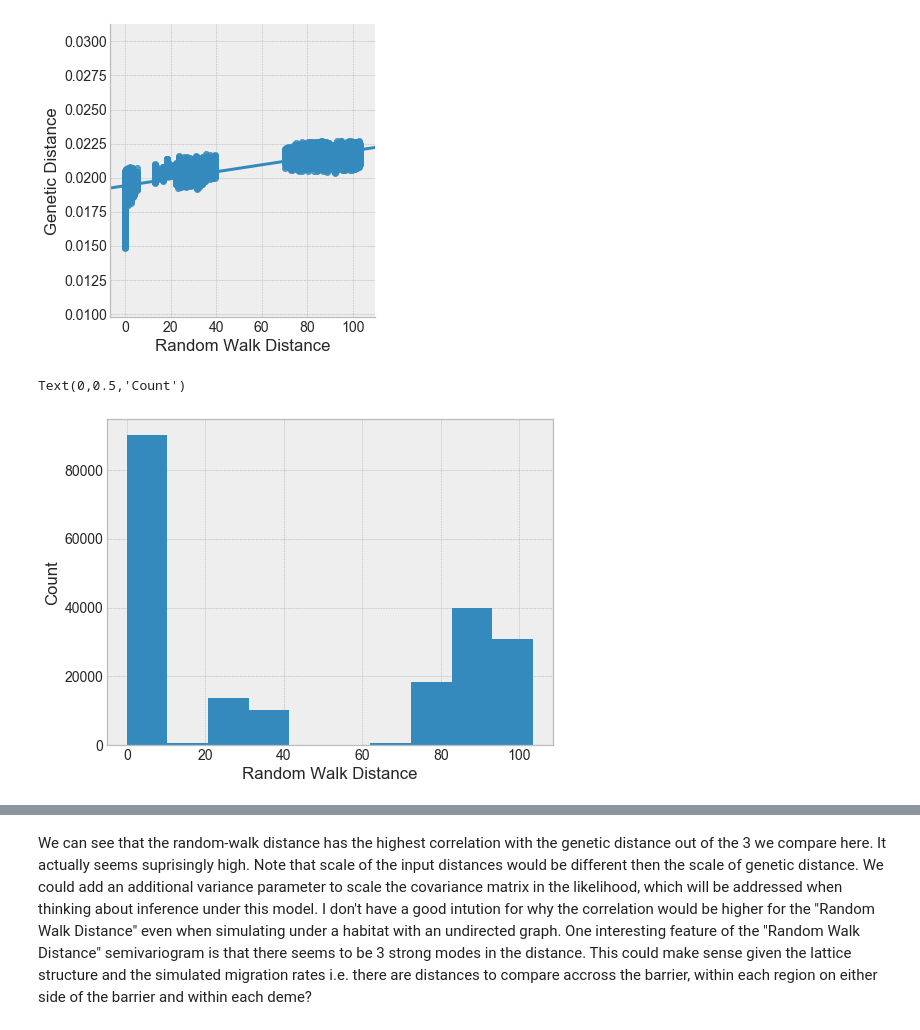
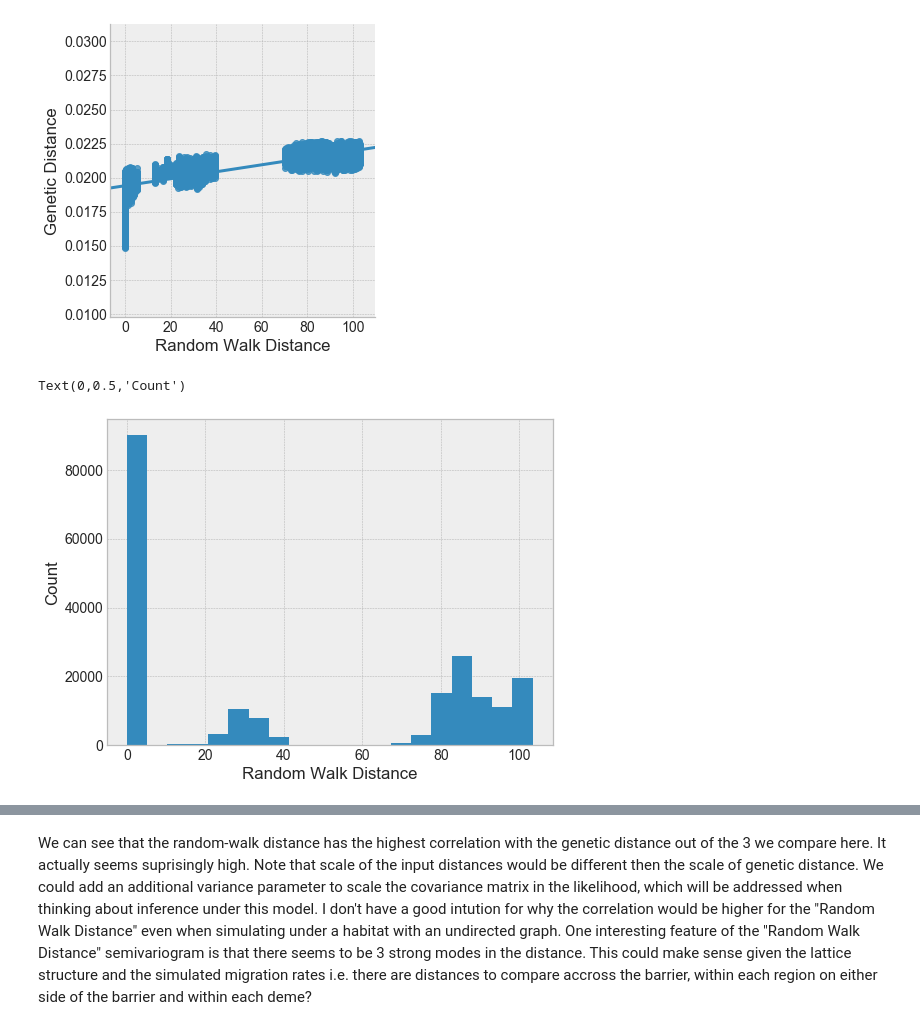
Before and after one commit to jhmarcus/spatial-random-walk, a Jupyter notebook: notebooks/isolation_by_srw.ipynb, the cells around one changed output, grey strips where cells are left out. Saved outputs shown, nothing was run; the diff lists cells and outputs as text; code cells hidden in the pictures.

```diff
--- a/notebooks/isolation_by_srw.ipynb
+++ b/notebooks/isolation_by_srw.ipynb
@@ -325,9 +325,9 @@ r2 = 0.9353953019540248
 <seaborn.axisgrid.FacetGrid at 0x...>
 [figure]
 # %%
-plt.hist(dist_df['Random Walk Distance'])
+plt.hist(dist_df['Random Walk Distance'], bins=20)
 plt.xlabel('Random Walk Distance')
 plt.ylabel('Count')
 # %% [output]
 Text(0,0.5,'Count')
-[figure, old version]
+[figure, new version]
```
Also changed, not shown: parts of 2 cells of this notebook, 5 other files.
